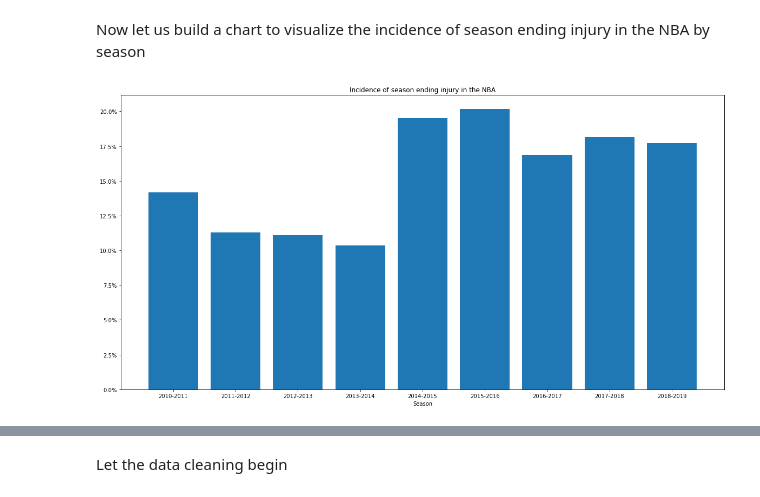
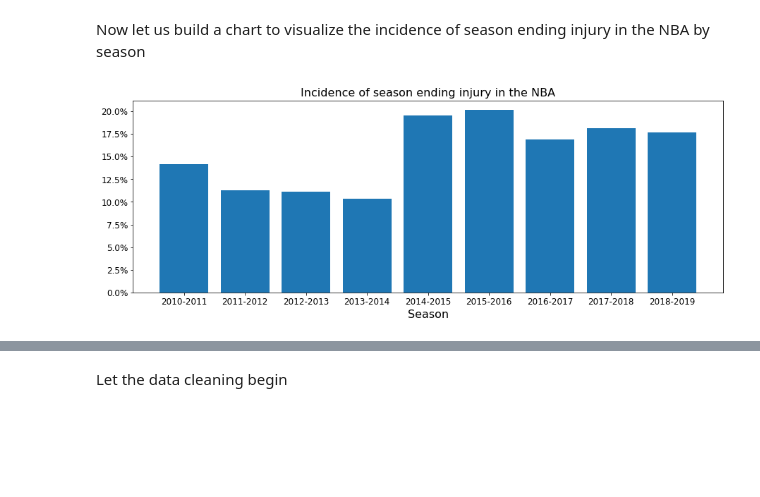
Before and after one commit to RH3421/Reducing_NBA_Injuries, a Jupyter notebook: Main_Notebook.ipynb, the cells around one changed output, grey strips where cells are left out. Drawn from its saved outputs; the diff is of its cells as text; code cells hidden in the pictures; blank space fills up the shorter version.

```diff
--- a/Main_Notebook.ipynb
+++ b/Main_Notebook.ipynb
@@ -179,14 +179,16 @@ for inj,p in itertools.zip_longest(list_ofs,list_p):
 # %%
 # Build chart
 x=['2010-2011','2011-2012','2012-2013','2013-2014','2014-2015','2015-2016','2016-2017','2017-2018','2018-2019']
 y=inj_incidence
-fig, ax = plt.subplots(figsize=(20,10))
+fig, ax = plt.subplots(figsize=(15,5))
 bars = ax.bar(x,y)
 ax.yaxis.set_major_formatter(mtick.PercentFormatter(1.0))
-ax.set_xlabel('Season')
-ax.set_title('Incidence of season ending injury in the NBA');
+plt.xticks(fontsize=12)
+plt.yticks(fontsize=12)
+ax.set_xlabel('Season', size=16)
+ax.set_title('Incidence of season ending injury in the NBA', size=16);
 # %% [output]
-[figure, old version]
+[figure, new version]
 # %%
 # Concatenate season datasets into main dataset
 df_con = pd.concat([s09,s10,s11,s12,s13,s14,s15,s16,s17], axis=0)
```
Also changed, not shown: parts of 2 cells of this notebook, 2 other files.
